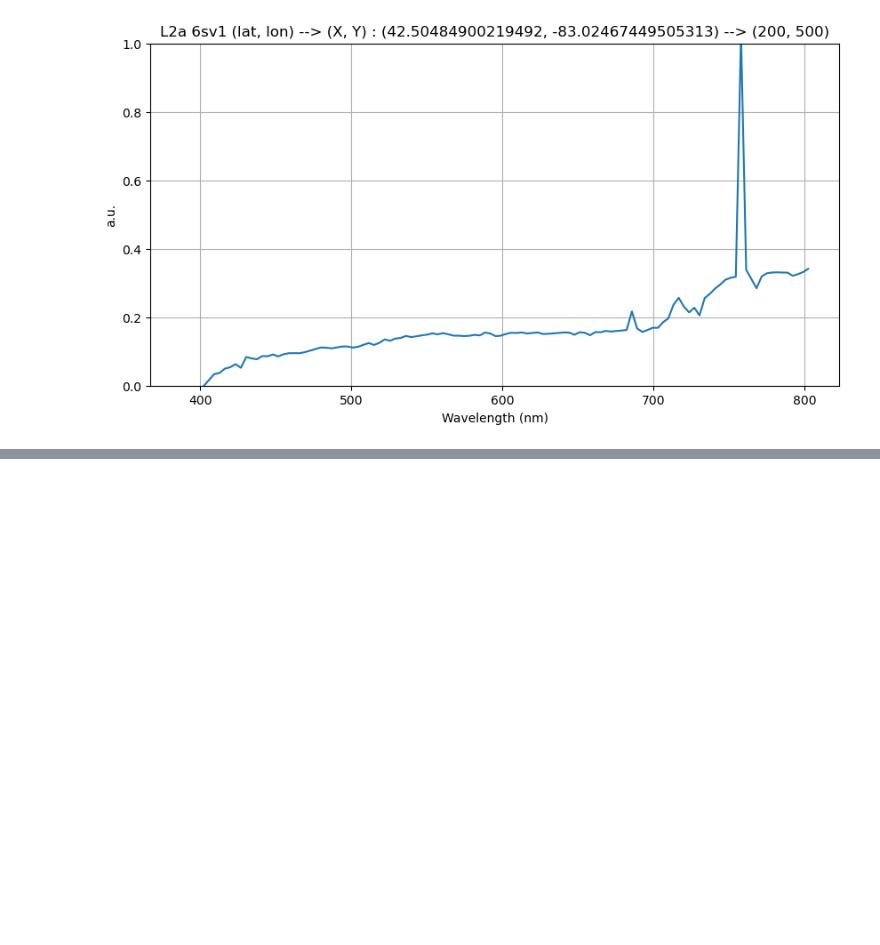
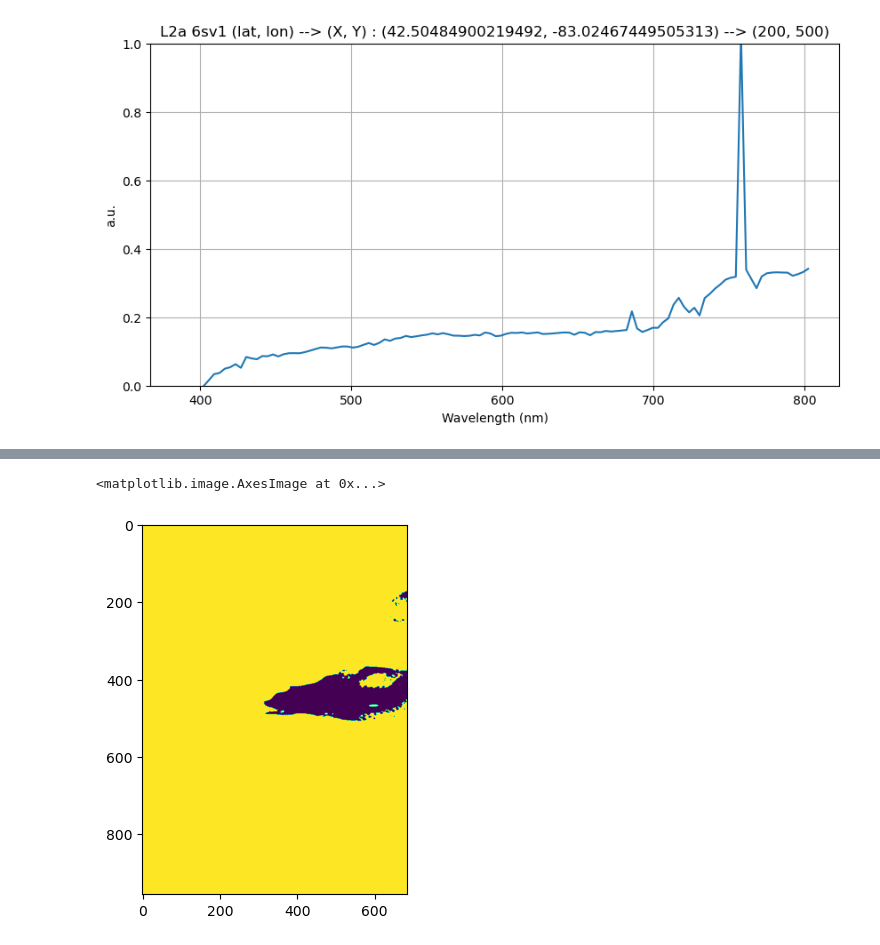
Before and after one commit to NTNU-SmallSat-Lab/hypso-package, a Jupyter notebook: demo/demo.ipynb, the cells around one changed output, grey strips where cells are left out. Drawn from its saved outputs; the diff is of its cells as text; code cells hidden in the pictures; blank space fills up the shorter version.

```diff
--- a/demo/demo.ipynb
+++ b/demo/demo.ipynb
@@ -248,0 +299,6 @@ satobj.plot_l2a_spectrum(latitude=lat, longitude=lon, product="6sv1")
+# %%
+land_mask = satobj.get_land_mask(land_mask="ndwi")
+plt.imshow(land_mask)
+# %% [output]
+<matplotlib.image.AxesImage at 0x...>
+[figure, added]
```
Also changed, not shown: parts of 25 cells of this notebook, 1 other file.
